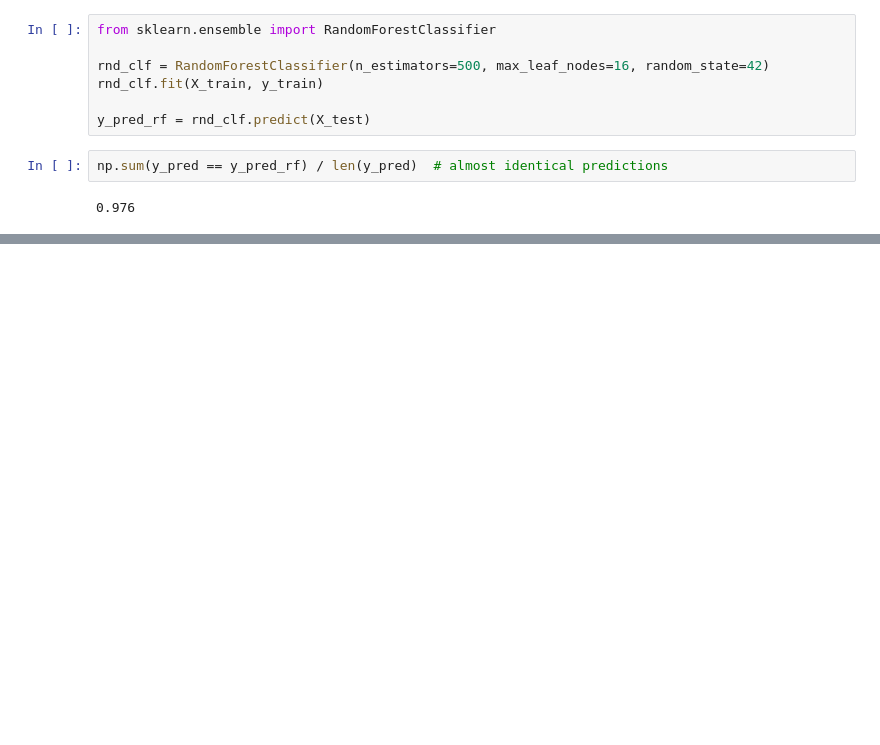
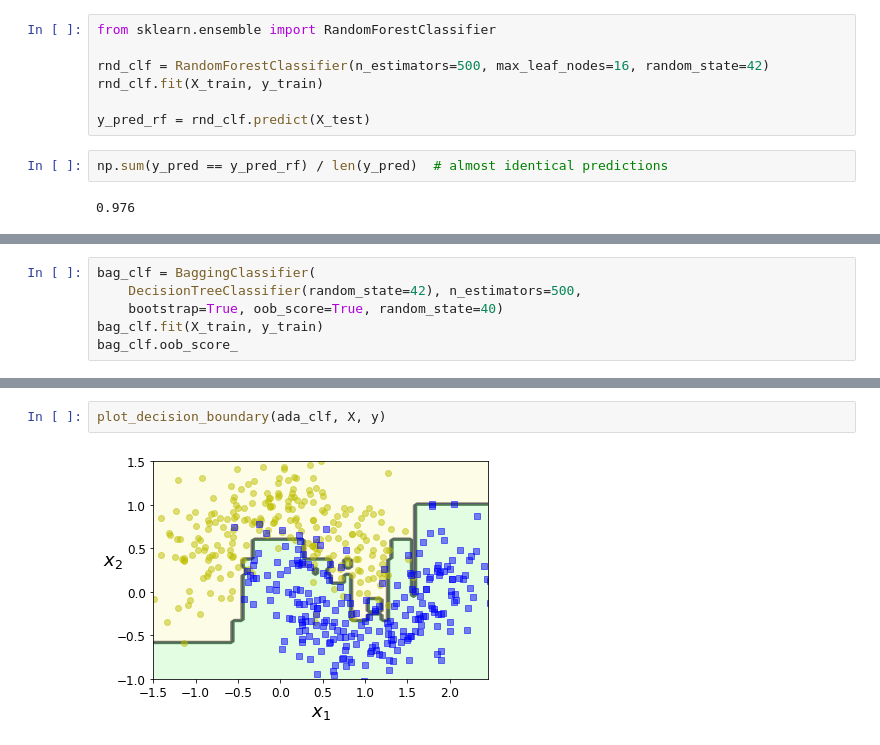
Before and after one commit to H43RO/ML-Algorithm-Practice, a Jupyter notebook: Hands_On_ML/Ensemble.ipynb, the cells around one changed output, grey strips where cells are left out. Saved outputs shown, nothing was run; the diff lists cells and outputs as text; blank space fills up the shorter version.

```diff
--- a/Hands_On_ML/Ensemble.ipynb
+++ b/Hands_On_ML/Ensemble.ipynb
@@ -226,0 +255,6 @@ np.sum(y_pred == y_pred_rf) / len(y_pred)  # almost identical predictions
+# %%
+bag_clf = BaggingClassifier(
+    DecisionTreeClassifier(random_state=42), n_estimators=500,
+    bootstrap=True, oob_score=True, random_state=40)
+bag_clf.fit(X_train, y_train)
+bag_clf.oob_score_
@@ -226,0 +326,4 @@ np.sum(y_pred == y_pred_rf) / len(y_pred)  # almost identical predictions
+# %%
+plot_decision_boundary(ada_clf, X, y)
+# %% [output]
+[figure, added]
```
Also changed, not shown: parts of 31 cells of this notebook, 5 other files.
